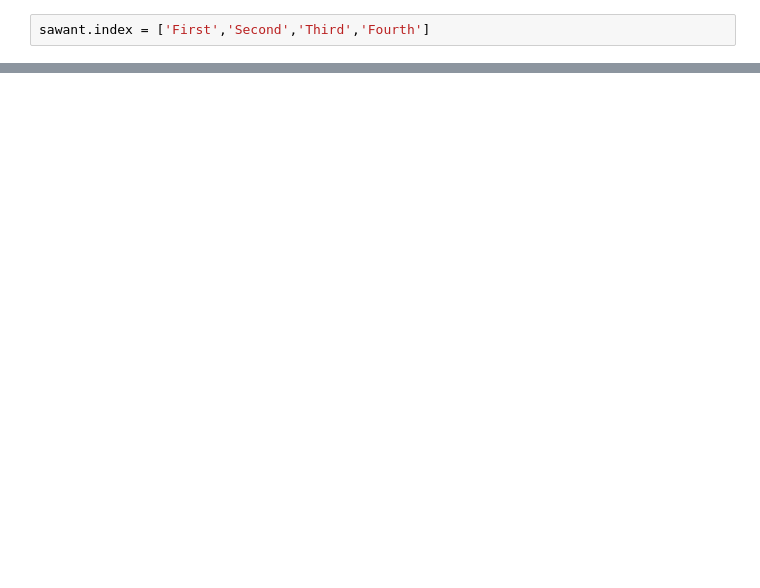
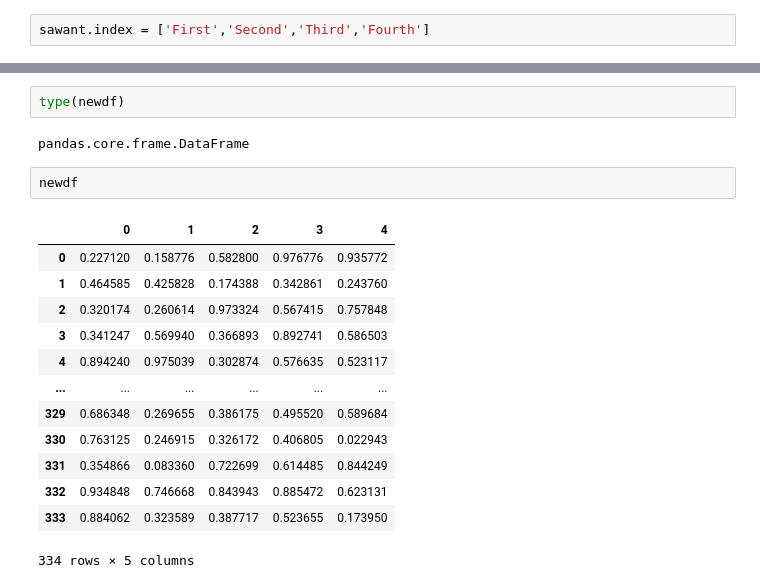
Before and after one commit to sawant98d/Pandas, a Jupyter notebook: Untitled.ipynb, the cells around one changed output, grey strips where cells are left out. Saved outputs shown, nothing was run; the diff lists cells and outputs as text; blank space fills up the shorter version.

```diff
--- a/Untitled.ipynb
+++ b/Untitled.ipynb
@@ -178,0 +186,20 @@ sawant
+# %%
+type(newdf)
+# %% [output]
+pandas.core.frame.DataFrame
+# %%
+newdf
+# %% [output]
+|  | 0 | 1 | 2 | 3 | 4 |
+| 0 | 0.227120 | 0.158776 | 0.582800 | 0.976776 | 0.935772 |
+| 1 | 0.464585 | 0.425828 | 0.174388 | 0.342861 | 0.243760 |
+| 2 | 0.320174 | 0.260614 | 0.973324 | 0.567415 | 0.757848 |
+| 3 | 0.341247 | 0.569940 | 0.366893 | 0.892741 | 0.586503 |
+| 4 | 0.894240 | 0.975039 | 0.302874 | 0.576635 | 0.523117 |
+| ... | ... | ... | ... | ... | ... |
+| 329 | 0.686348 | 0.269655 | 0.386175 | 0.495520 | 0.589684 |
+| 330 | 0.763125 | 0.246915 | 0.326172 | 0.406805 | 0.022943 |
+| 331 | 0.354866 | 0.083360 | 0.722699 | 0.614485 | 0.844249 |
+| 332 | 0.934848 | 0.746668 | 0.843943 | 0.885472 | 0.623131 |
+| 333 | 0.884062 | 0.323589 | 0.387717 | 0.523655 | 0.173950 |
+334 rows × 5 columns
```
Also changed, not shown: parts of 61 cells of this notebook.
